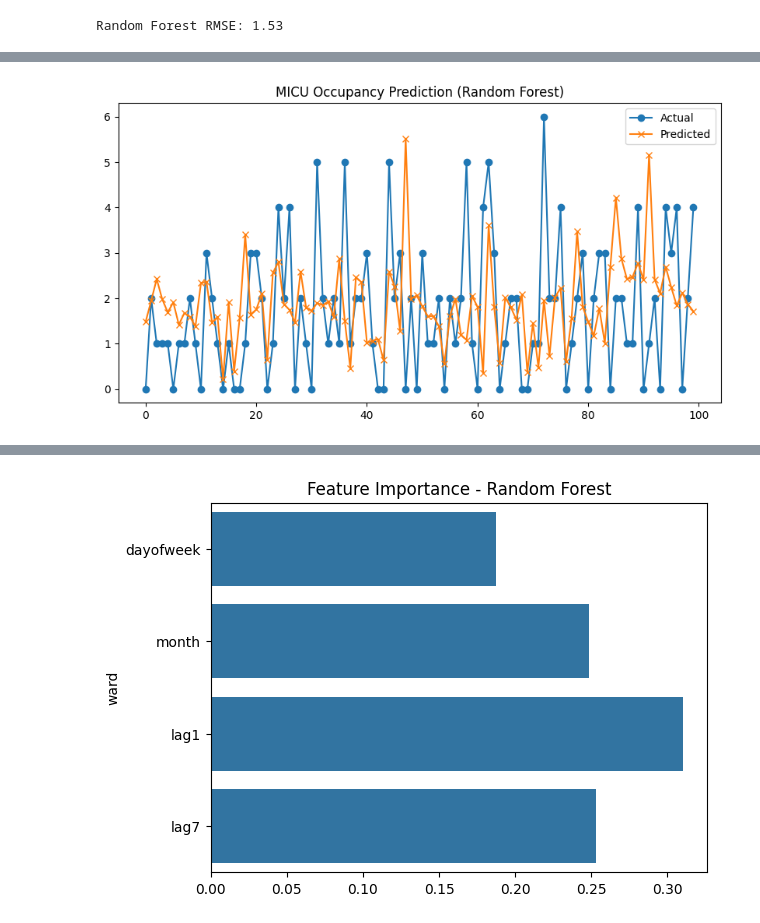
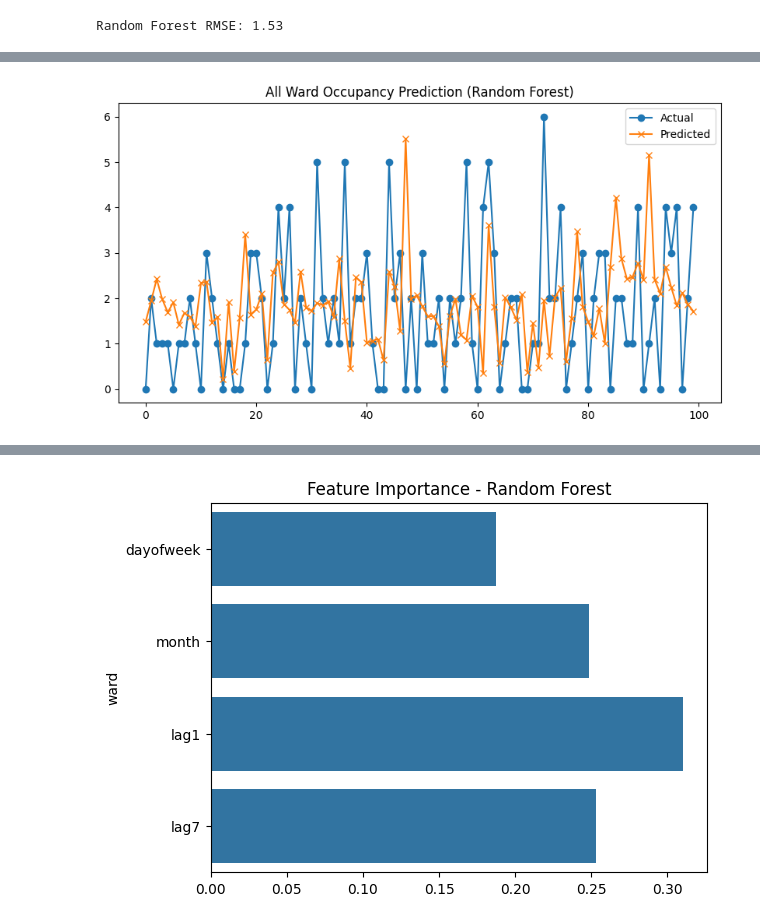
Before and after one commit to gsmanivel/sla-assignment, a Jupyter notebook: SLA_Assignment.ipynb, the cells around one changed output, grey strips where cells are left out. Drawn from its saved outputs; the diff is of its cells as text; code cells hidden in the pictures.

```diff
--- a/SLA_Assignment.ipynb
+++ b/SLA_Assignment.ipynb
@@ -403,14 +635,14 @@ Random Forest RMSE: 1.53
 # %%
 import matplotlib.pyplot as plt # Import matplotlib for plotting
 
 # Create a plot to visualize the actual vs predicted MICU occupancy for a subset of the test data
 plt.figure(figsize=(10,5)) # Set the size of the plot
 # Plot the first 100 actual values from the test set
 plt.plot(y_test.values[:100], label='Actual', marker='o')
 # Plot the first 100 predicted values from the test set
 plt.plot(y_pred[:100], label='Predicted', marker='x')
 plt.legend() # Display the legend to identify the lines
-plt.title("MICU Occupancy Prediction (Random Forest)") # Set the title of the plot
+plt.title("All Ward Occupancy Prediction (Random Forest)") # Set the title of the plot
 plt.show() # Display the plot
 # %% [output]
-[figure, old version]
+[figure, new version]
```
Also changed, not shown: parts of 36 cells of this notebook.
